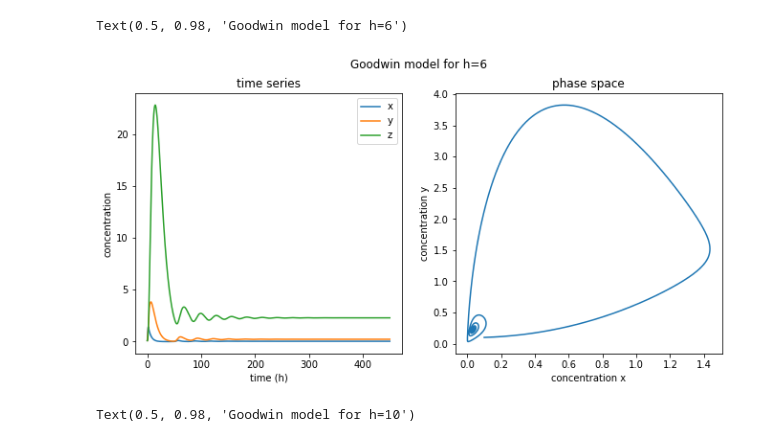
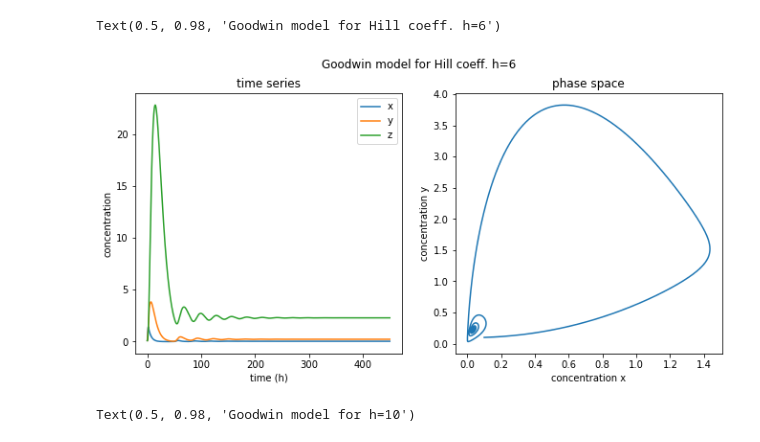
Before and after one commit to olmom/models_for_teaching, a Jupyter notebook: goodwin_solution.ipynb, the cells around one changed output. Cells and saved outputs as stored; diff of their text form; code cells hidden in the pictures.

```diff
--- a/goodwin_solution.ipynb
+++ b/goodwin_solution.ipynb
@@ -30,36 +30,36 @@ def goodwin (y0,t,parameters):
 t = np.arange(0, 450, 0.01)
 y0 = [0.1, 0.1, 0.1]
 parameters = {'p1':1, 'p2':1, 'p3':1,
               'd1':0.2, 'd2':0.15, 'd3':0.1,
               'K':1,  'h':6}
 
 # solve ODE model
 sol = odeint(goodwin, y0, t, args=(parameters,))
 x = sol[:,0]
 y = sol[:,1]
 z = sol[:,2]
 
 # plot solution
 # subplot 1: time series
 fig1 = plt.figure(figsize=(11,5))
 
 ax1 = fig1.add_subplot(121)
 ax1.plot(t, x, label='x')
 ax1.plot(t, y, label='y')
 ax1.plot(t, z, label='z')
 ax1.legend()
 ax1.set_xlabel('time (h)'); ax1.set_ylabel('concentration')
 ax1.set_title('time series')
 
 # subplot 2: phase space
 ax1 = fig1.add_subplot(122)
 ax1.plot(x, y)
 ax1.set_xlabel('concentration x'); ax1.set_ylabel('concentration y')
 ax1.set_title('phase space')
-fig1.suptitle('Goodwin model for h={}'.format(parameters['h']))
+fig1.suptitle('Goodwin model for Hill coeff. h={}'.format(parameters['h']))
 # %% [output]
-Text(0.5, 0.98, 'Goodwin model for h=6')
+Text(0.5, 0.98, 'Goodwin model for Hill coeff. h=6')
-[figure, old version]
+[figure, new version]
 # %%
 # increase Hill coefficient
 parameters['h'] = 10
```
Also changed, not shown: parts of 2 cells of this notebook, 1 other file.
